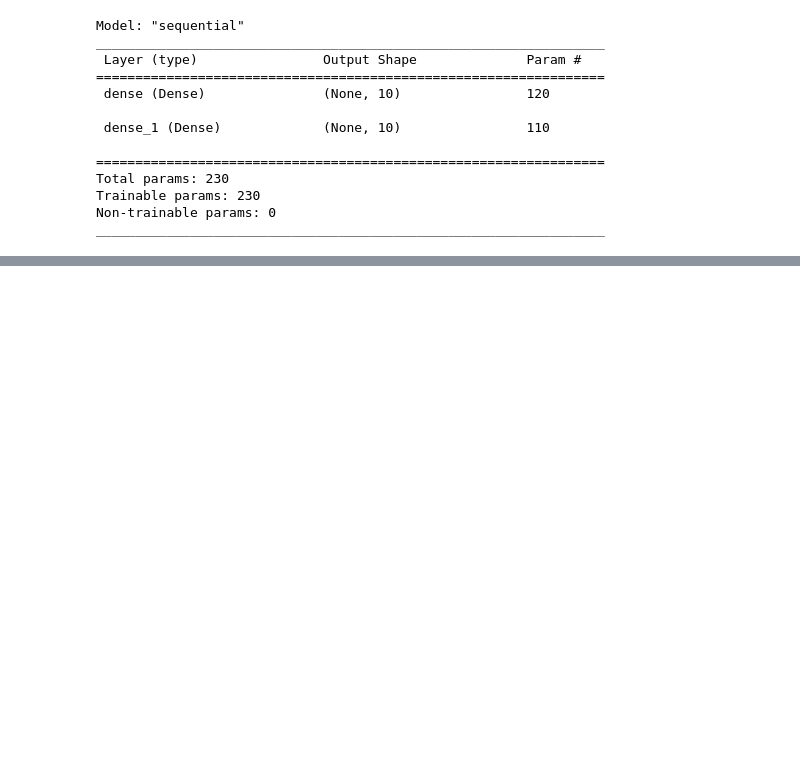
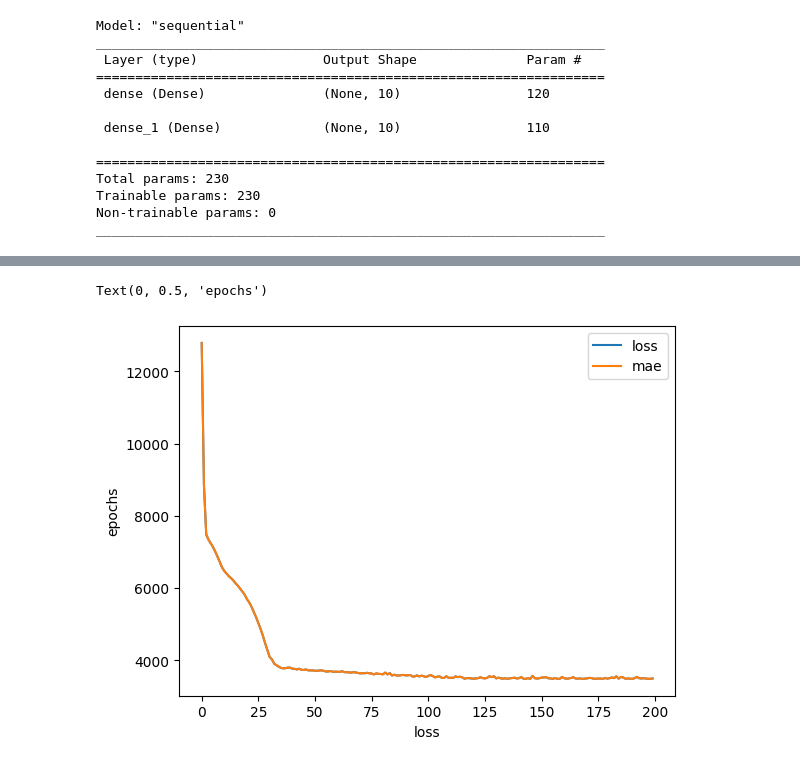
Before and after one commit to machiobrian/Night, a Jupyter notebook: medical_cost.ipynb, the cells around one changed output, grey strips where cells are left out. Cells and saved outputs as stored; diff of their text form; code cells hidden in the pictures; blank space fills up the shorter version.

```diff
--- a/medical_cost.ipynb
+++ b/medical_cost.ipynb
@@ -182,0 +199,7 @@ model.evaluate(X_test, y_test)
+# %%
+pd.DataFrame(model_plot.history).plot()
+plt.xlabel("loss")
+plt.ylabel("epochs")
+# %% [output]
+Text(0, 0.5, 'epochs')
+[figure, added]
```
Also changed, not shown: parts of 11 cells of this notebook, 1 other file.
